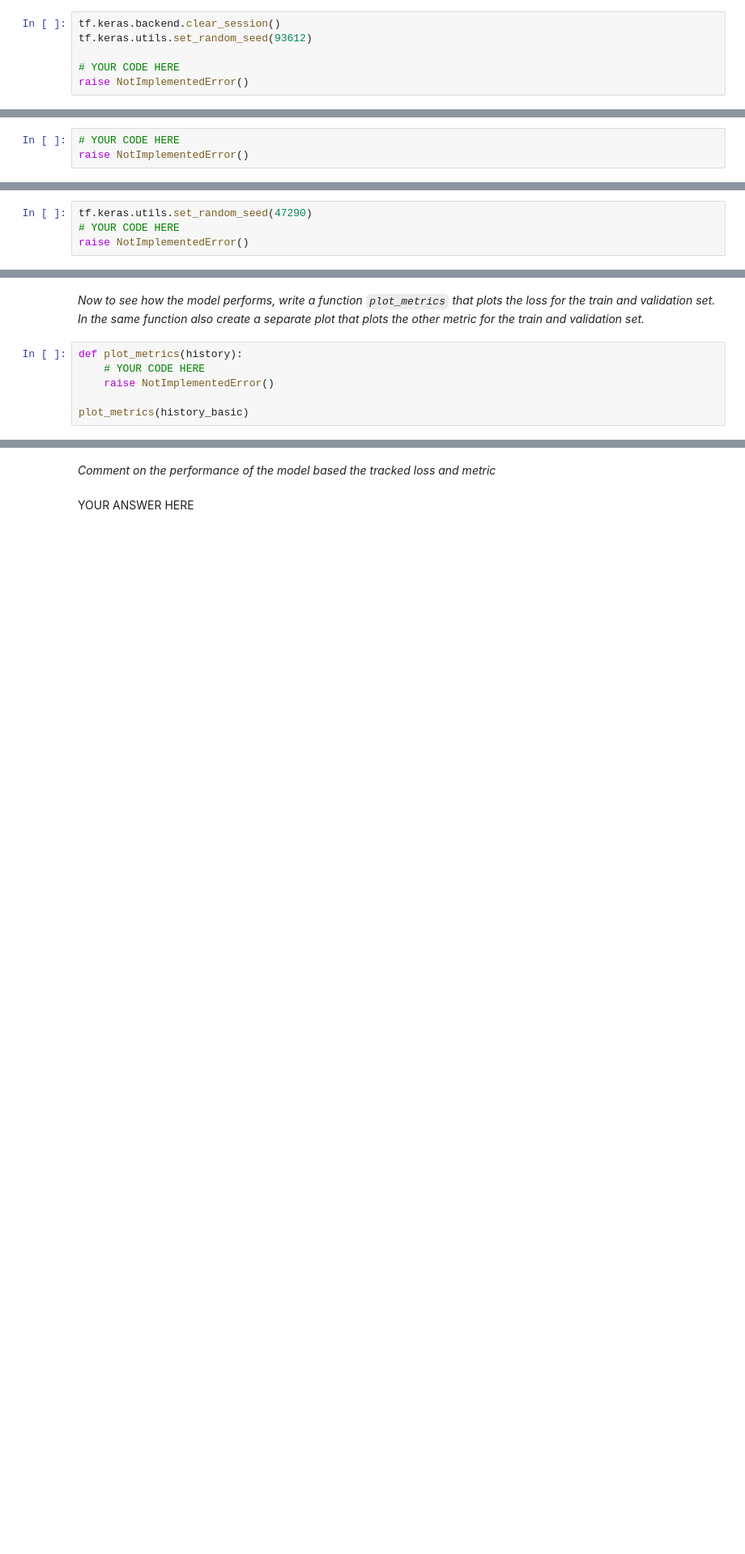
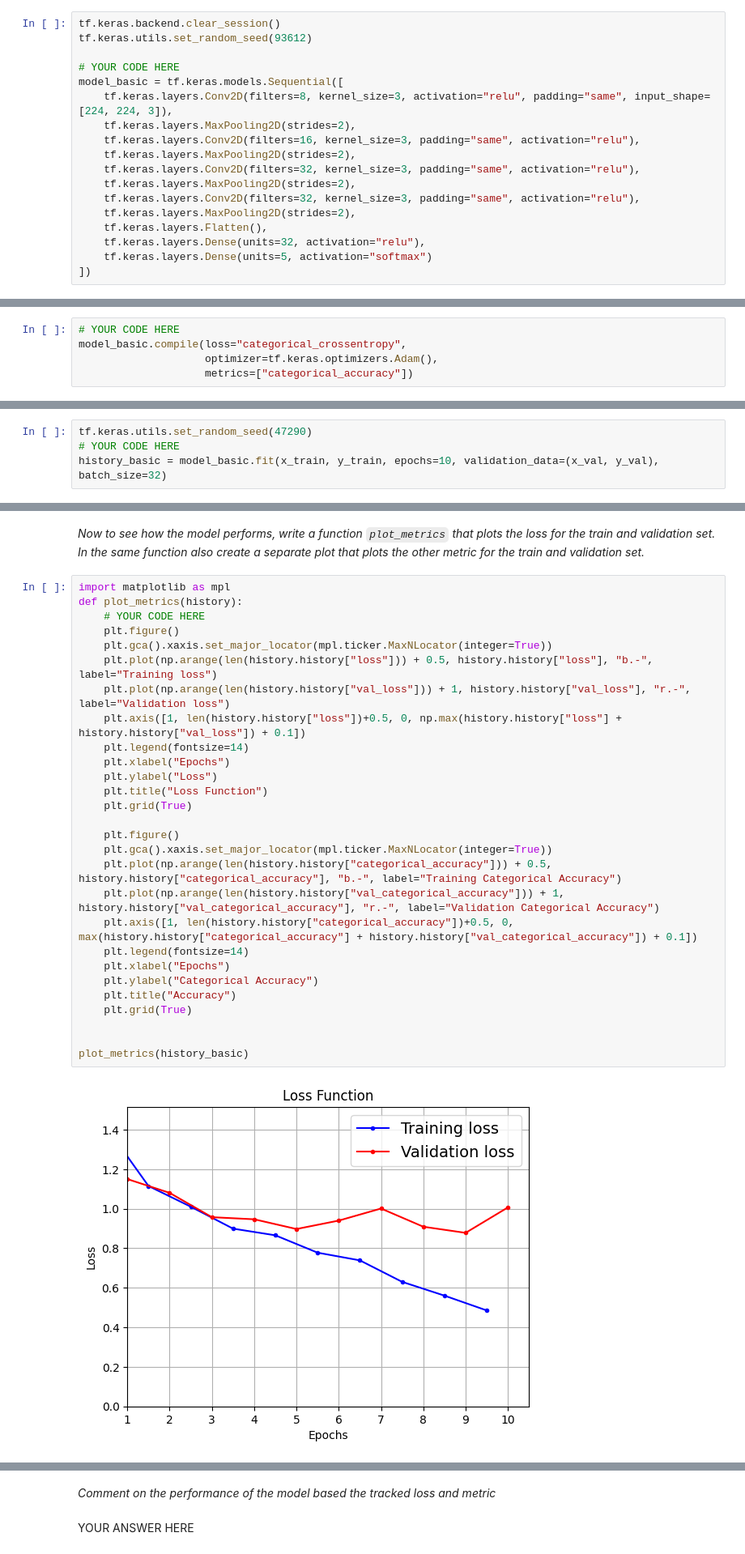
Before and after one commit to bennylao/ucl-ml-big-data, a Jupyter notebook: Coursework/spce0038_coursework_tf_23210403.ipynb, the cells around one changed output, grey strips where cells are left out. Shown at 81% size. Saved outputs shown, nothing was run; the diff lists cells and outputs as text; blank space fills up the shorter version.

```diff
--- a/Coursework/spce0038_coursework_tf_23210403.ipynb
+++ b/Coursework/spce0038_coursework_tf_23210403.ipynb
@@ -210,7 +250,19 @@ tf.keras.backend.clear_session()
 tf.keras.utils.set_random_seed(93612)
 
 # YOUR CODE HERE
-raise NotImplementedError()
+model_basic = tf.keras.models.Sequential([
+    tf.keras.layers.Conv2D(filters=8, kernel_size=3, activation="relu", padding="same", input_shape=[224, 224, 3]),
+    tf.keras.layers.MaxPooling2D(strides=2),
+    tf.keras.layers.Conv2D(filters=16, kernel_size=3, padding="same", activation="relu"),
+    tf.keras.layers.MaxPooling2D(strides=2),
+    tf.keras.layers.Conv2D(filters=32, kernel_size=3, padding="same", activation="relu"),
+    tf.keras.layers.MaxPooling2D(strides=2),
+    tf.keras.layers.Conv2D(filters=32, kernel_size=3, padding="same", activation="relu"),
+    tf.keras.layers.MaxPooling2D(strides=2),
+    tf.keras.layers.Flatten(),
+    tf.keras.layers.Dense(units=32, activation="relu"),
+    tf.keras.layers.Dense(units=5, activation="softmax")
+])
 # %%
 check_var_defined('model_basic')
 model_basic.summary()
@@ -226,6 +298,8 @@ YOUR ANSWER HERE
 Now compile the model using the `Adam` optimiser, your chosen loss, and your chosen metric to track. (Tip: TF has some loss function and metrics implemented in [tf.keras.losses](https://www.tensorflow.org/api_docs/python/tf/keras/losses) and [tf.keras.metrics](https://www.tensorflow.org/api_docs/python/tf/keras/metrics).)
 # %%
 # YOUR CODE HERE
-raise NotImplementedError()
+model_basic.compile(loss="categorical_crossentropy",
+                    optimizer=tf.keras.optimizers.Adam(),
+                    metrics=["categorical_accuracy"])
 # %%
 check_var_defined('model_basic')
@@ -234,4 +310,4 @@ _Now fit the train data for 10 epochs and save the training history in the varia
 # %%
 tf.keras.utils.set_random_seed(47290)
 # YOUR CODE HERE
-raise NotImplementedError()
+history_basic = model_basic.fit(x_train, y_train, epochs=10, validation_data=(x_val, y_val), batch_size=32)
@@ -240,8 +343,32 @@ check_var_defined('history_basic')
 # %% [markdown]
 _Now to see how the model performs, write a function `plot_metrics` that plots the loss for the train and validation set. In the same function also create a separate plot that plots the other metric for the train and validation set._
 # %%
+import matplotlib as mpl
 def plot_metrics(history):
     # YOUR CODE HERE
-    raise NotImplementedError()
+    plt.figure()
+    plt.gca().xaxis.set_major_locator(mpl.ticker.MaxNLocator(integer=True))
+    plt.plot(np.arange(len(history.history["loss"])) + 0.5, history.history["loss"], "b.-", label="Training loss")
+    plt.plot(np.arange(len(history.history["val_loss"])) + 1, history.history["val_loss"], "r.-", label="Validation loss")
+    plt.axis([1, len(history.history["loss"])+0.5, 0, np.max(history.history["loss"] + history.history["val_loss"]) + 0.1])
+    plt.legend(fontsize=14)
+    plt.xlabel("Epochs")
+    plt.ylabel("Loss")
+    plt.title("Loss Function")
+    plt.grid(True)
+
+    plt.figure()
+    plt.gca().xaxis.set_major_locator(mpl.ticker.MaxNLocator(integer=True))
+    plt.plot(np.arange(len(history.history["categorical_accuracy"])) + 0.5, history.history["categorical_accuracy"], "b.-", label="Training Categorical Accuracy")
+    plt.plot(np.arange(len(history.history["val_categorical_accuracy"])) + 1, history.history["val_categorical_accuracy"], "r.-", label="Validation Categorical Accuracy")
+    plt.axis([1, len(history.history["categorical_accuracy"])+0.5, 0, max(history.history["categorical_accuracy"] + history.history["val_categorical_accuracy"]) + 0.1])
+    plt.legend(fontsize=14)
+    plt.xlabel("Epochs")
+    plt.ylabel("Categorical Accuracy")
+    plt.title("Accuracy")
+    plt.grid(True)
+
 
 plot_metrics(history_basic)
+# %% [output]
+[figure, added]
```
Also changed, not shown: parts of 45 cells of this notebook, 1 other file.
